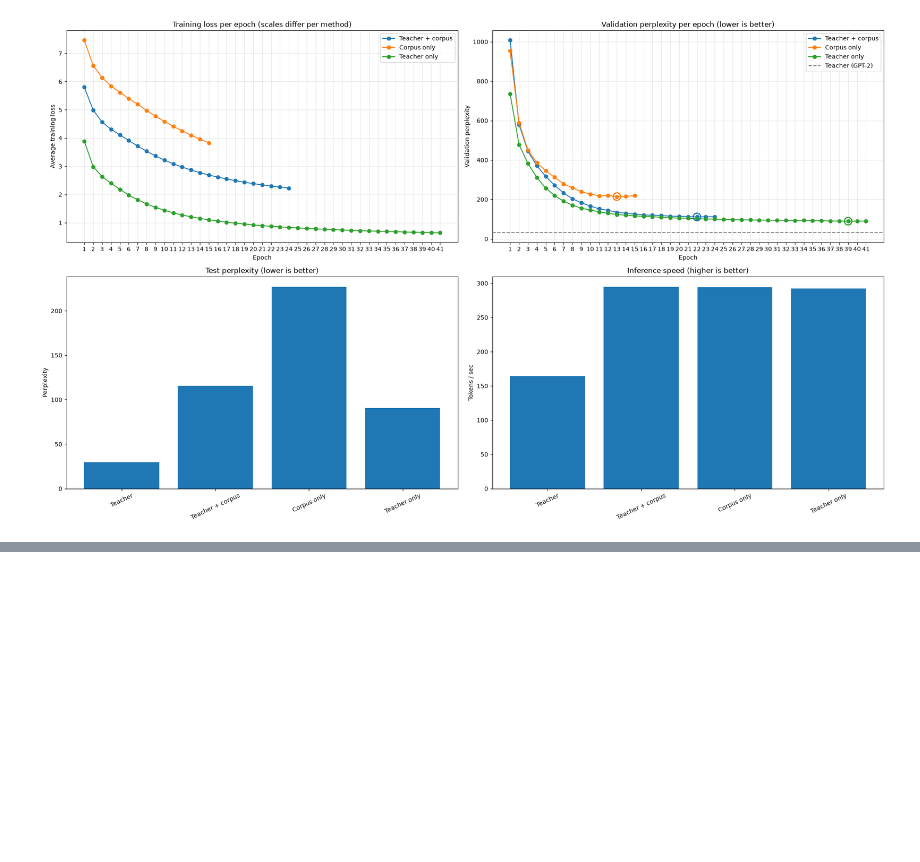
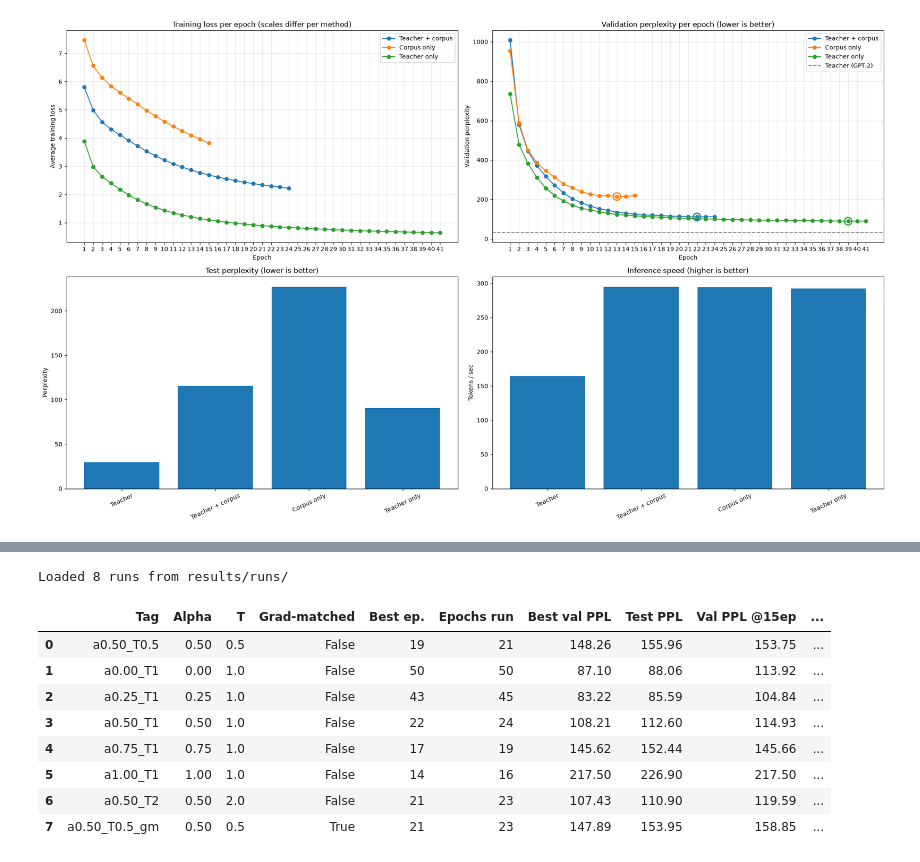
Before and after one commit to Ethanyyc/ECE1508_distillation, a Jupyter notebook: distillation.ipynb, the cells around one changed output, grey strips where cells are left out. Drawn from its saved outputs; the diff is of its cells as text; code cells hidden in the pictures; blank space fills up the shorter version.

```diff
--- a/distillation.ipynb
+++ b/distillation.ipynb
@@ -856,0 +938,23 @@ plt.show()
+# %%
+# Load the completed grid runs. Training happens in experiments/launch_grid.py; this only reads.
+import sys
+sys.path.insert(0, "experiments")
+
+from analyze_grid import (
+    load_runs, summary_table, plot_alpha_sweep, plot_temperature_grid, PUBLISHED,
+)
+
+grid = load_runs()
+print(f"Loaded {len(grid)} runs from results/runs/\n")
+display(summary_table(grid))
+# %% [output]
+Loaded 8 runs from results/runs/
+|  | Tag | Alpha | T | Grad-matched | Best ep. | Epochs run | Best val PPL | Test PPL | Val PPL @15ep | ... |
+| 0 | a0.50_T0.5 | 0.50 | 0.5 | False | 19 | 21 | 148.26 | 155.96 | 153.75 | ... |
+| 1 | a0.00_T1 | 0.00 | 1.0 | False | 50 | 50 | 87.10 | 88.06 | 113.92 | ... |
+| 2 | a0.25_T1 | 0.25 | 1.0 | False | 43 | 45 | 83.22 | 85.59 | 104.84 | ... |
+| 3 | a0.50_T1 | 0.50 | 1.0 | False | 22 | 24 | 108.21 | 112.60 | 114.93 | ... |
+| 4 | a0.75_T1 | 0.75 | 1.0 | False | 17 | 19 | 145.62 | 152.44 | 145.66 | ... |
+| 5 | a1.00_T1 | 1.00 | 1.0 | False | 14 | 16 | 217.50 | 226.90 | 217.50 | ... |
+| 6 | a0.50_T2 | 0.50 | 2.0 | False | 21 | 23 | 107.43 | 110.90 | 119.59 | ... |
+| 7 | a0.50_T0.5_gm | 0.50 | 0.5 | True | 21 | 23 | 147.89 | 153.95 | 158.85 | ... |
```
Also changed, not shown: parts of 10 cells of this notebook, 30 other files.
